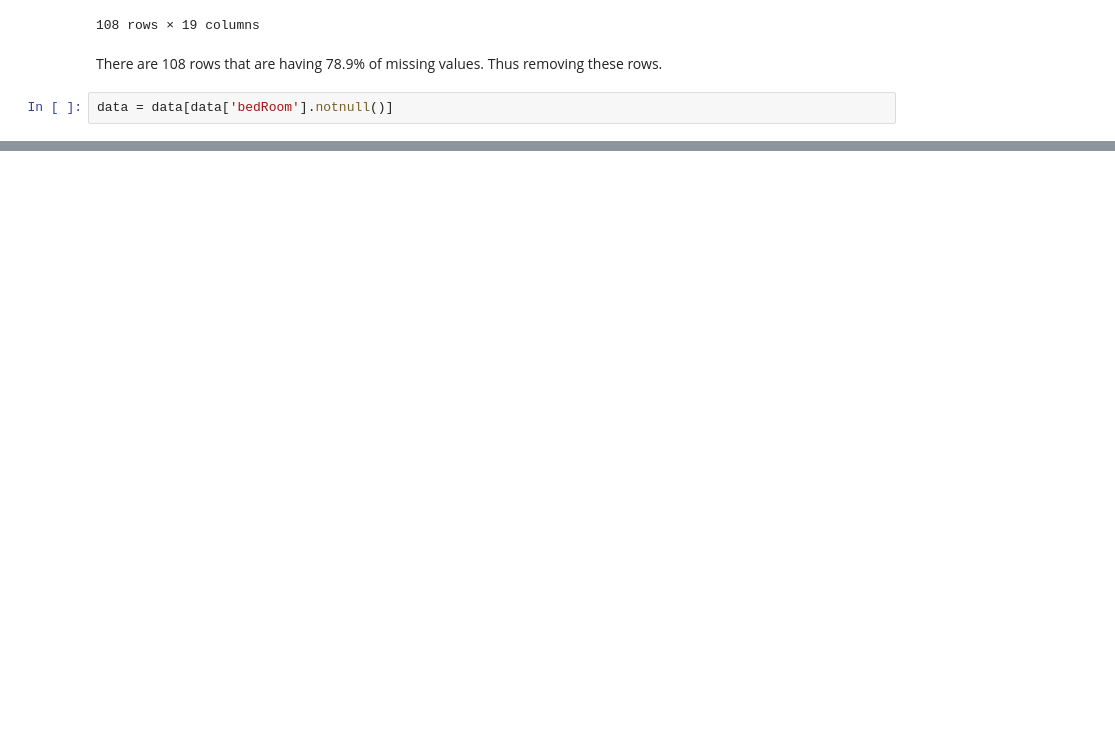
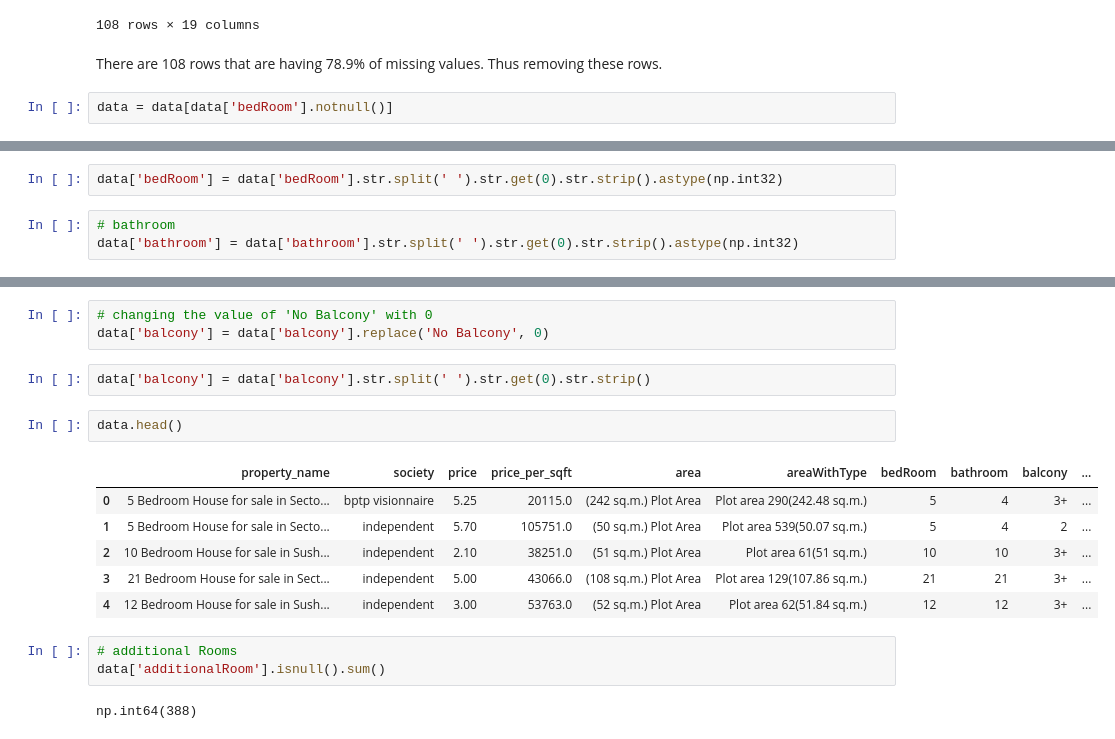
Before and after one commit to Tanwar-Aastha/Property-price-prediction, a Jupyter notebook: notebook/data_cleaning/houses_preprocessing.ipynb, the cells around one changed output, grey strips where cells are left out. Saved outputs shown, nothing was run; the diff lists cells and outputs as text; blank space fills up the shorter version.

```diff
--- a/notebook/data_cleaning/houses_preprocessing.ipynb
+++ b/notebook/data_cleaning/houses_preprocessing.ipynb
@@ -357,0 +342,5 @@ data[data['bedRoom'].notnull()]
+# %%
+data['bedRoom'] = data['bedRoom'].str.split(' ').str.get(0).str.strip().astype(np.int32)
+# %%
+# bathroom
+data['bathroom'] = data['bathroom'].str.split(' ').str.get(0).str.strip().astype(np.int32)
@@ -357,0 +358,19 @@ data[data['bedRoom'].notnull()]
+# %%
+# changing the value of 'No Balcony' with 0
+data['balcony'] = data['balcony'].replace('No Balcony', 0)
+# %%
+data['balcony'] = data['balcony'].str.split(' ').str.get(0).str.strip()
+# %%
+data.head()
+# %% [output]
+|  | property_name | society | price | price_per_sqft | area | areaWithType | bedRoom | bathroom | balcony | ... |
+| 0 | 5 Bedroom House for sale in Secto... | bptp visionnaire | 5.25 | 20115.0 | (242 sq.m.) Plot Area | Plot area 290(242.48 sq.m.) | 5 | 4 | 3+ | ... |
+| 1 | 5 Bedroom House for sale in Secto... | independent | 5.70 | 105751.0 | (50 sq.m.) Plot Area | Plot area 539(50.07 sq.m.) | 5 | 4 | 2 | ... |
+| 2 | 10 Bedroom House for sale in Sush... | independent | 2.10 | 38251.0 | (51 sq.m.) Plot Area | Plot area 61(51 sq.m.) | 10 | 10 | 3+ | ... |
+| 3 | 21 Bedroom House for sale in Sect... | independent | 5.00 | 43066.0 | (108 sq.m.) Plot Area | Plot area 129(107.86 sq.m.) | 21 | 21 | 3+ | ... |
+| 4 | 12 Bedroom House for sale in Sush... | independent | 3.00 | 53763.0 | (52 sq.m.) Plot Area | Plot area 62(51.84 sq.m.) | 12 | 12 | 3+ | ... |
+# %%
+# additional Rooms
+data['additionalRoom'].isnull().sum()
+# %% [output]
+np.int64(388)
```
Also changed, not shown: parts of 21 cells of this notebook, 1 other file.
